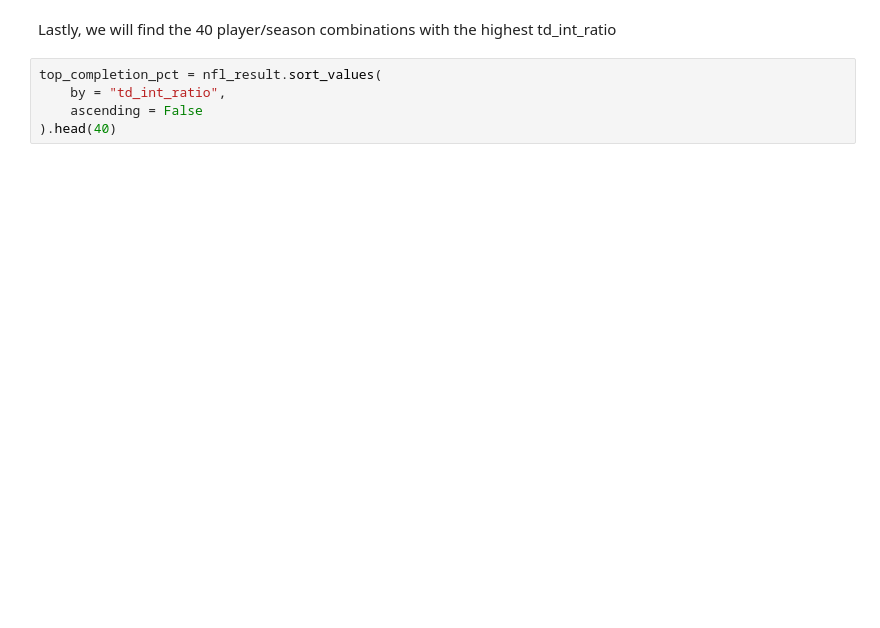
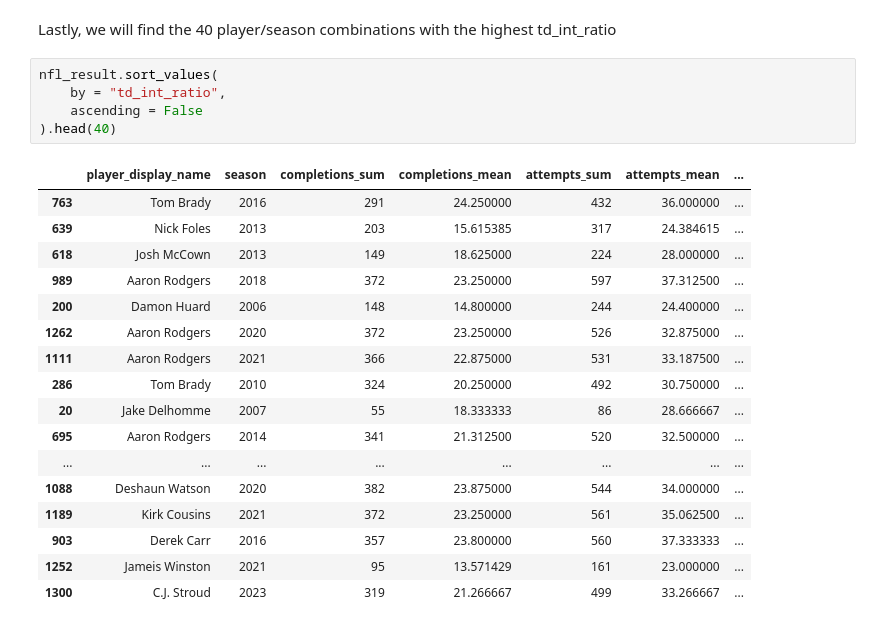
Before and after one commit to alanapooler827/554Project2, a Jupyter notebook: project2_notebook.ipynb, the cells around one changed output. Saved outputs shown, nothing was run; the diff lists cells and outputs as text; blank space fills up the shorter version.

```diff
--- a/project2_notebook.ipynb
+++ b/project2_notebook.ipynb
@@ -522,7 +613,25 @@ top_completion_pct = nfl_result.sort_values(
 # %% [markdown]
 Lastly, we will find the 40 player/season combinations with the highest td_int_ratio
 # %%
-top_completion_pct = nfl_result.sort_values(
+nfl_result.sort_values(
     by = "td_int_ratio",
     ascending = False
 ).head(40)
+# %% [output]
+|  | player_display_name | season | completions_sum | completions_mean | attempts_sum | attempts_mean | ... |
+| 763 | Tom Brady | 2016 | 291 | 24.250000 | 432 | 36.000000 | ... |
+| 639 | Nick Foles | 2013 | 203 | 15.615385 | 317 | 24.384615 | ... |
+| 618 | Josh McCown | 2013 | 149 | 18.625000 | 224 | 28.000000 | ... |
+| 989 | Aaron Rodgers | 2018 | 372 | 23.250000 | 597 | 37.312500 | ... |
+| 200 | Damon Huard | 2006 | 148 | 14.800000 | 244 | 24.400000 | ... |
+| 1262 | Aaron Rodgers | 2020 | 372 | 23.250000 | 526 | 32.875000 | ... |
+| 1111 | Aaron Rodgers | 2021 | 366 | 22.875000 | 531 | 33.187500 | ... |
+| 286 | Tom Brady | 2010 | 324 | 20.250000 | 492 | 30.750000 | ... |
+| 20 | Jake Delhomme | 2007 | 55 | 18.333333 | 86 | 28.666667 | ... |
+| 695 | Aaron Rodgers | 2014 | 341 | 21.312500 | 520 | 32.500000 | ... |
+| ... | ... | ... | ... | ... | ... | ... | ... |
+| 1088 | Deshaun Watson | 2020 | 382 | 23.875000 | 544 | 34.000000 | ... |
+| 1189 | Kirk Cousins | 2021 | 372 | 23.250000 | 561 | 35.062500 | ... |
+| 903 | Derek Carr | 2016 | 357 | 23.800000 | 560 | 37.333333 | ... |
+| 1252 | Jameis Winston | 2021 | 95 | 13.571429 | 161 | 23.000000 | ... |
+| 1300 | C.J. Stroud | 2023 | 319 | 21.266667 | 499 | 33.266667 | ... |
```
Also changed, not shown: parts of 11 cells of this notebook.
